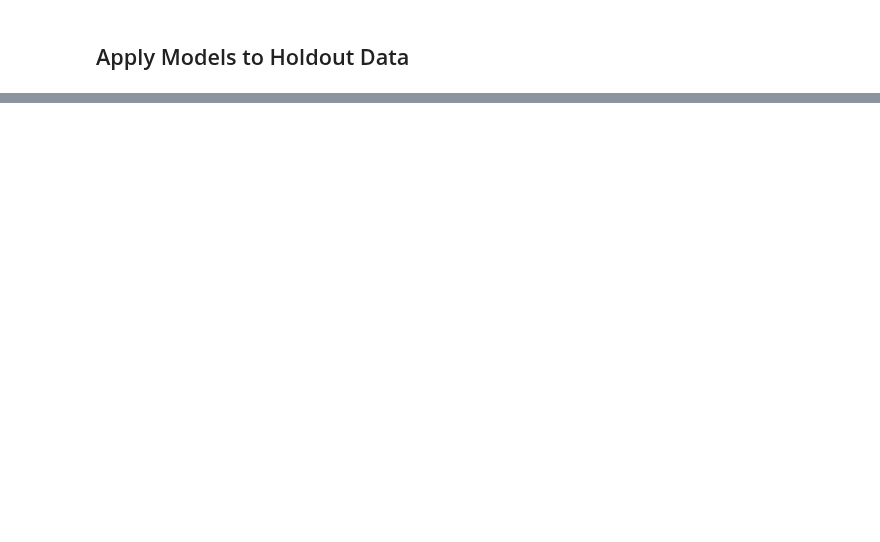
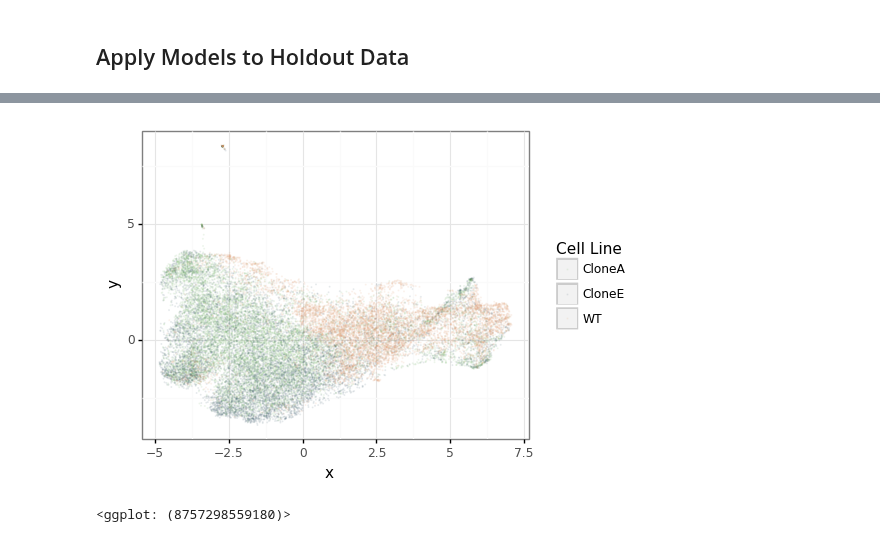
Before and after one commit to broadinstitute/profiling-resistance-mechanisms, a Jupyter notebook: 4.single-cell/1.train.ipynb, the cells around one changed output, grey strips where cells are left out. Cells and saved outputs as stored; diff of their text form; code cells hidden in the pictures; blank space fills up the shorter version.

Commit message:
retrain models and apply to newly normalized holdout set

```diff
--- a/4.single-cell/1.train.ipynb
+++ b/4.single-cell/1.train.ipynb
@@ -476,0 +423,13 @@ holdout_df.groupby("clone").describe()
+# %%
+holdout_file = pathlib.Path("data", "example_holdout.tsv.gz")
+holdout_df = pd.read_csv(holdout_file, sep="\t")
+
+holdout_predict = cv_pipeline.decision_function(holdout_df.reindex(x_train_df.columns, axis="columns"))
+# %%
+holdout_meta_features = infer_cp_features(holdout_df, metadata=True)
+
+holdout_pred_df = holdout_df.loc[:, holdout_meta_features]
+holdout_pred_df = holdout_pred_df.assign(pred=holdout_predict)
+
+print(holdout_pred_df.shape)
+holdout_pred_df.head()
@@ -476,0 +444,25 @@ holdout_df.groupby("clone").describe()
+# %%
+# Apply UMAP
+reducer = umap.UMAP(random_state=123)
+holdout_embedding = reducer.fit_transform(holdout_df.drop(holdout_meta_features, axis="columns"))
+
+# Setup plotting logic
+holdout_embedding_df = pd.DataFrame(holdout_embedding, columns=['x', 'y'])
+holdout_embedding_df = holdout_embedding_df.merge(holdout_pred_df, left_index=True, right_index=True)
+# %%
+cell_line_gg = (
+    gg.ggplot(holdout_embedding_df, gg.aes(x="x", y="y")) +
+    gg.geom_point(gg.aes(color="Metadata_CellLine"), size = 0.1, shape = ".", alpha = 0.1) +
+    gg.theme_bw() +
+    gg.scale_color_manual(name="Cell Line",
+                          labels={"CloneE": "CloneE", "WT": "WT", "CloneA": "CloneA"},
+                          values={"CloneE": "#3B596B", "CloneA": "#70B562", "WT": "#E49665"})
+)
+
+fig_file = pathlib.Path("figures", "umap", "example_cell_line_holdout.png")
+cell_line_gg.save(filename=fig_file, height=4, width=5, dpi=500)
+
+cell_line_gg
+# %% [output]
+[figure, added]
+<ggplot: (8757298559180)>
```
Also changed, not shown: parts of 22 cells of this notebook, 1 other file.
